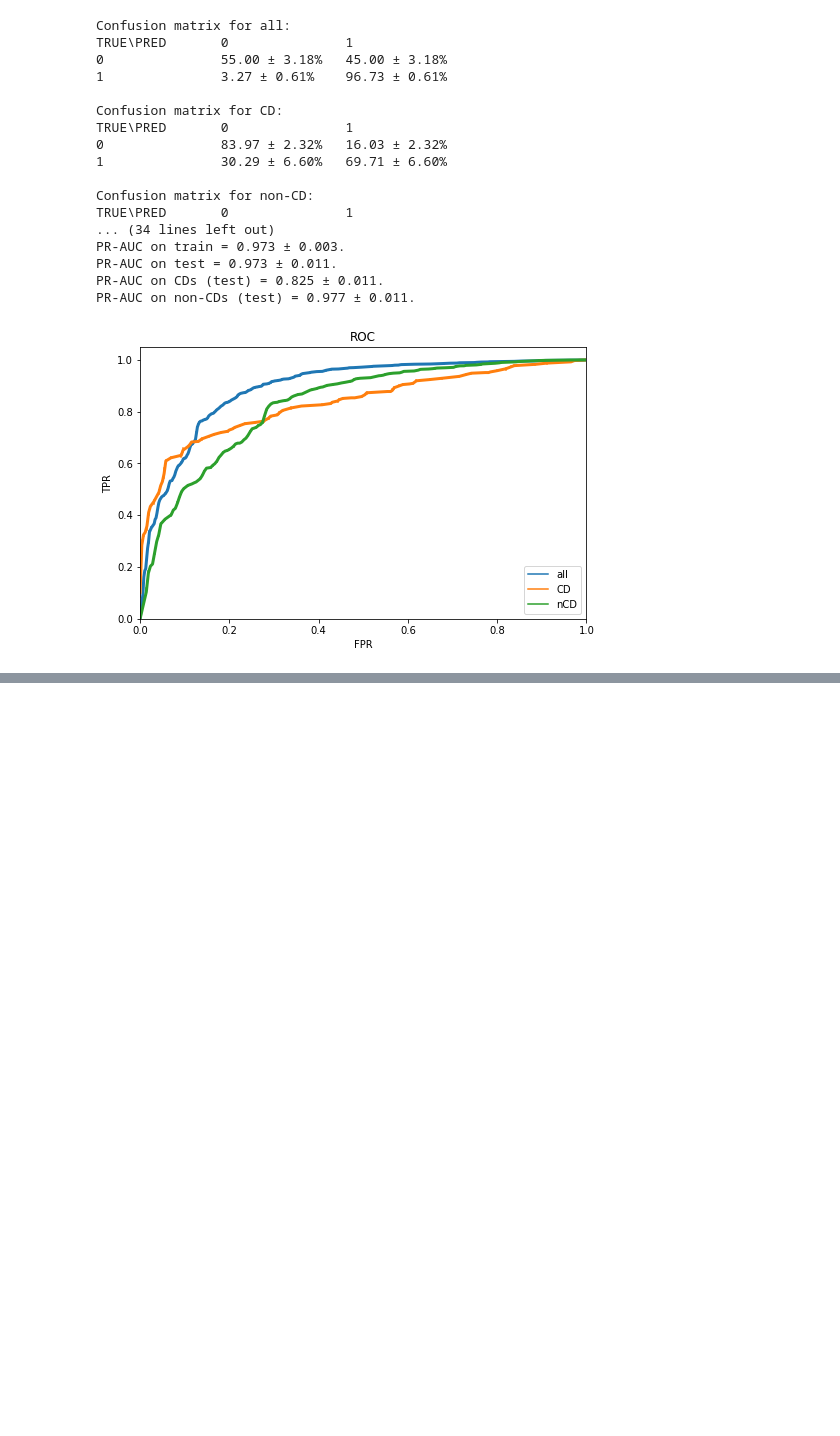
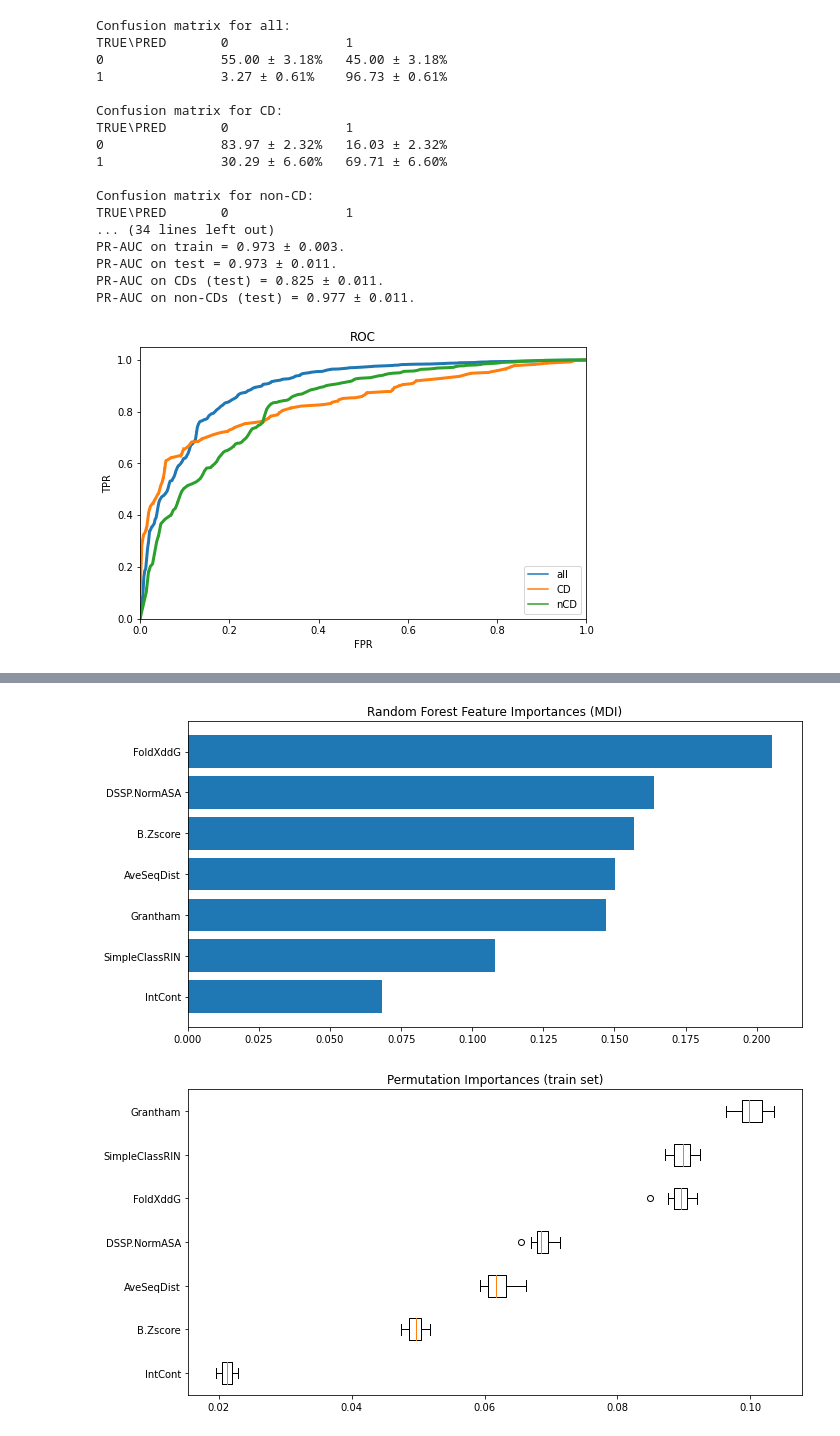
Before and after one commit to zseferbekova/CPD_DiplomaProject, a Jupyter notebook: scripts/machine_learning.ipynb, the cells around one changed output, grey strips where cells are left out. Drawn from its saved outputs; the diff is of its cells as text; code cells hidden in the pictures; blank space fills up the shorter version.

```diff
--- a/scripts/machine_learning.ipynb
+++ b/scripts/machine_learning.ipynb
@@ -1293,0 +1413,2 @@ with open('/content/drive/MyDrive/diploma/scores_meta.pickle', 'wb') as f: dump(
+# %%
+final_model_str = final_model([1, 2, 3, 4, 5, 6, 7], cv_df_str)
@@ -1293,0 +1515,5 @@ with open('/content/drive/MyDrive/diploma/scores_meta.pickle', 'wb') as f: dump(
+# %%
+feature_importance(final_model_str, cv_df_str)
+# %% [output]
+[figure, added]
+[figure, added]
```
Also changed, not shown: parts of 15 cells of this notebook.
